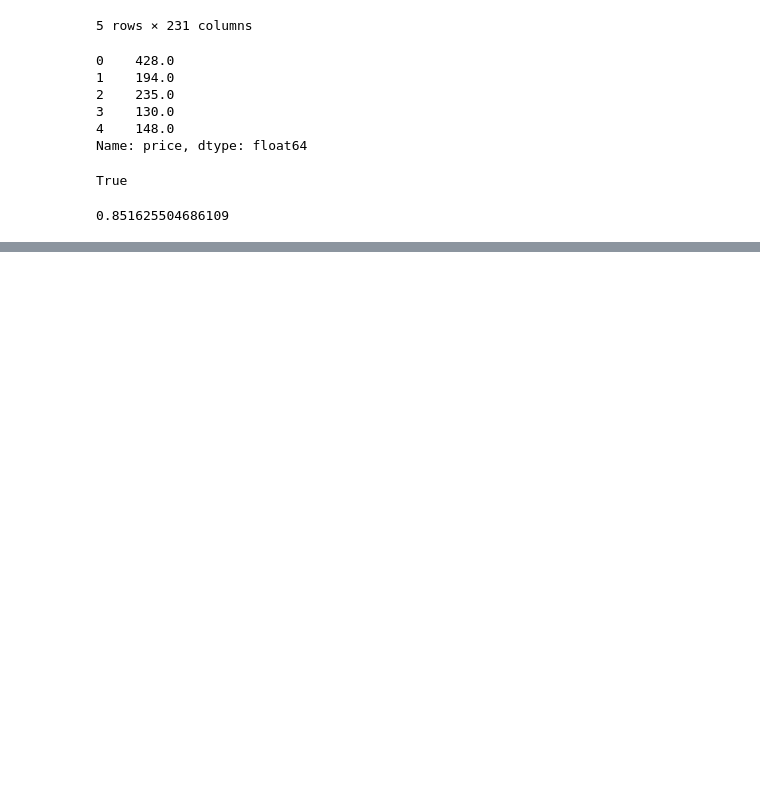
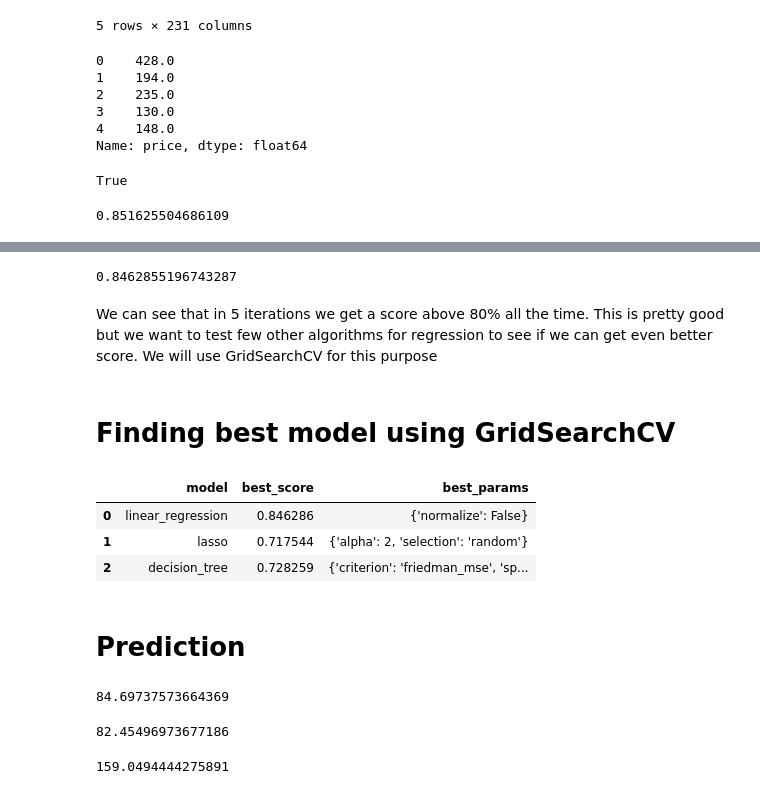
Before and after one commit to Shaon2221/Learning-and-Experimenting_Data-Science, a Jupyter notebook: Projects/Real Estate Price Prediction/Home Price Prediction.ipynb, the cells around one changed output, grey strips where cells are left out. Cells and saved outputs as stored; diff of their text form; code cells hidden in the pictures; blank space fills up the shorter version.

Commit message:
KFold,GridSearchCV & Prediction

```diff
--- a/Projects/Real Estate Price Prediction/Home Price Prediction.ipynb
+++ b/Projects/Real Estate Price Prediction/Home Price Prediction.ipynb
@@ -618,0 +630,8 @@ lr_clf.score(X_test,y_test)
+# %%
+np.mean(scr)
+# %% [output]
+0.8462855196743287
+# %% [markdown]
+We can see that in 5 iterations we get a score above 80% all the time. This is pretty good but we want to test few other algorithms for regression to see if we can get even better score. We will use GridSearchCV for this purpose
+# %% [markdown]
+# Finding best model using GridSearchCV
@@ -618,0 +643,49 @@ lr_clf.score(X_test,y_test)
+# %%
+def find_best_model_using_gridsearchcv(X,y):
+    algos = {
+        'linear_regression' : {
+            'model': LinearRegression(),
+            'params': {
+                'normalize': [True, False]
+            }
+        },
+        'lasso': {
+            'model': Lasso(),
+            'params': {
+                'alpha': [1,2],
+                'selection': ['random', 'cyclic']
+            }
+        },
+        'decision_tree': {
+            'model': DecisionTreeRegressor(),
+            'params': {
+                'criterion' : ['mse','friedman_mse'],
+                'splitter': ['best','random']
+            }
+        }
+    }
+
+
+
+
+    scores = []
+    cv = ShuffleSplit(n_splits=5, test_size=0.2, random_state=0)
+    for algo_name, config in algos.items():
+        gs =  GridSearchCV(config['model'], config['params'], cv=cv, return_train_score=False)
+        gs.fit(X,y)
+        scores.append({
+            'model': algo_name,
+            'best_score': gs.best_score_,
+            'best_params': gs.best_params_
+        })
+
+    return pd.DataFrame(scores,columns=['model','best_score','best_params'])
+# %%
+find_best_model_using_gridsearchcv(X,y)
+# %% [output]
+|  | model | best_score | best_params |
+| 0 | linear_regression | 0.846286 | {'normalize': False} |
+| 1 | lasso | 0.717544 | {'alpha': 2, 'selection': 'random'} |
+| 2 | decision_tree | 0.728259 | {'criterion': 'friedman_mse', 'sp... |
+# %% [markdown]
+# Prediction
@@ -618,0 +706,12 @@ lr_clf.score(X_test,y_test)
+# %%
+predict_price('1st Phase JP Nagar',1000, 2, 2)
+# %% [output]
+84.69737573664369
+# %%
+predict_price('1st Phase JP Nagar',1000, 2, 4)
+# %% [output]
+82.45496973677186
+# %%
+predict_price('Indira Nagar',1000, 3, 3)
+# %% [output]
+159.0494444275891
```
Also changed, not shown: parts of 5 cells of this notebook.
